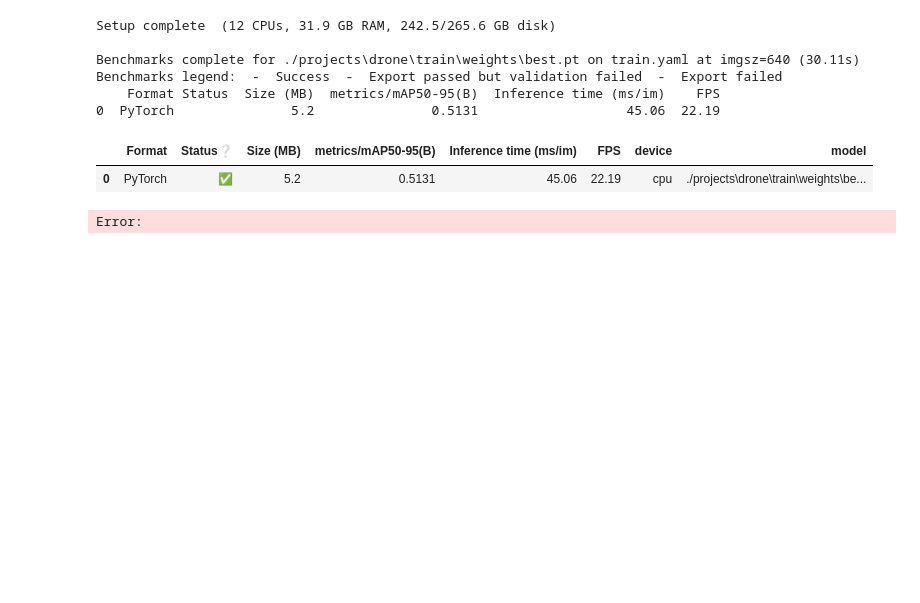
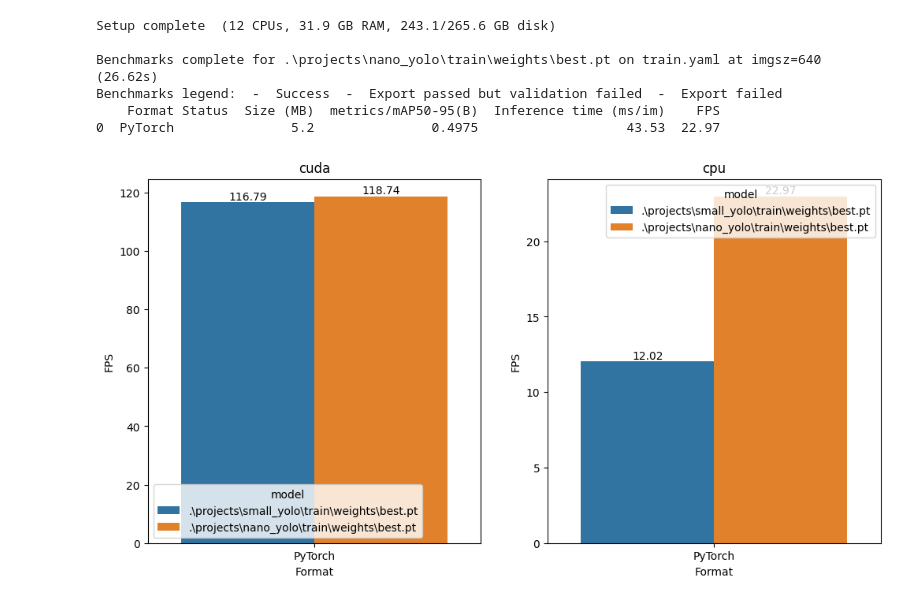
Before and after one commit to AntoxaZ18/car-visdrone, a Jupyter notebook: train.ipynb, the cells around one changed output. Cells and saved outputs as stored; diff of their text form; code cells hidden in the pictures; blank space fills up the shorter version.

```diff
--- a/train.ipynb
+++ b/train.ipynb
@@ -85,17 +183,16 @@ Results saved to runs\detect\val141
 # %%
-from Pipeline import benchmark_report
+#benchmark models
+from Pipeline import benchmark_report, plot_benchmark
 
+bench_cfg = get_yaml_config(YAML_CONFIG, 'benchmark')
 
-df = benchmark_report('./projects', ['drone'], 'train.yaml', engines=['-'], devices=['cpu'])
-
-df
+df = benchmark_report(**bench_cfg, projects=[SMALL_YOLO, NANO_YOLO], devices=['cuda', 'cpu'])
+plot_benchmark(df)
 # %% [output]
-Setup complete  (12 CPUs, 31.9 GB RAM, 242.5/265.6 GB disk)
+Setup complete  (12 CPUs, 31.9 GB RAM, 243.1/265.6 GB disk)
 
-Benchmarks complete for ./projects\drone\train\weights\best.pt on train.yaml at imgsz=640 (30.11s)
+Benchmarks complete for .\projects\nano_yolo\train\weights\best.pt on train.yaml at imgsz=640 (26.62s)
 Benchmarks legend:  -  Success  -  Export passed but validation failed  -  Export failed
     Format Status  Size (MB)  metrics/mAP50-95(B)  Inference time (ms/im)    FPS
-0  PyTorch               5.2               0.5131                   45.06  22.19
+0  PyTorch               5.2               0.4975                   43.53  22.97
-|  | Format | Status❔ | Size (MB) | metrics/mAP50-95(B) | Inference time (ms/im) | FPS | device | model |
-| 0 | PyTorch | ✅ | 5.2 | 0.5131 | 45.06 | 22.19 | cpu | ./projects\drone\train\weights\be... |
-Error:
+[figure, added]
```
Also changed, not shown: parts of 21 cells of this notebook, 34 other files.
